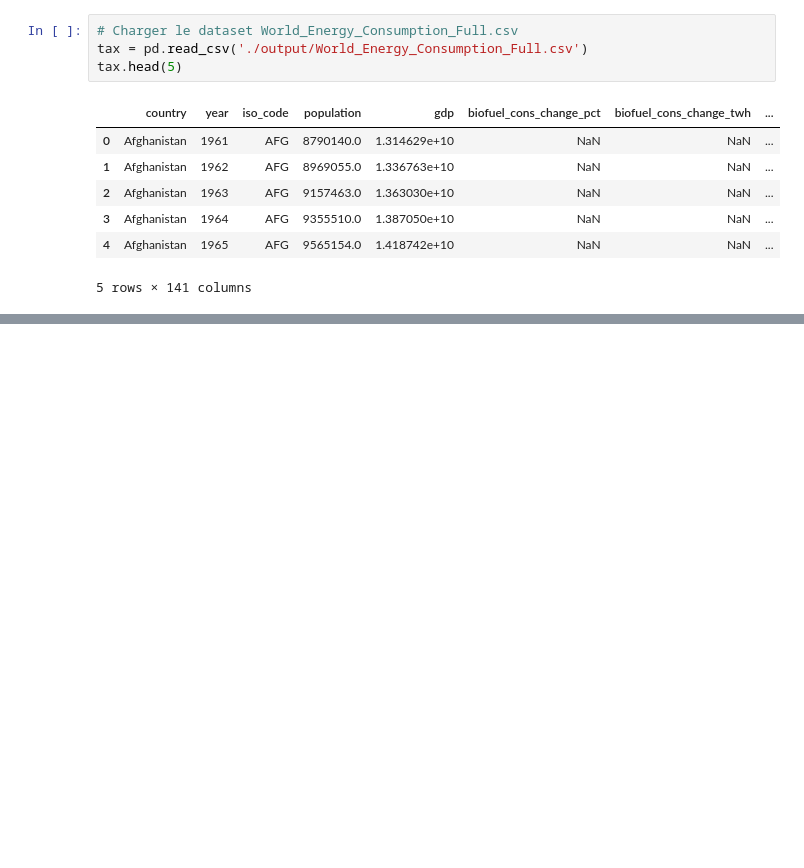
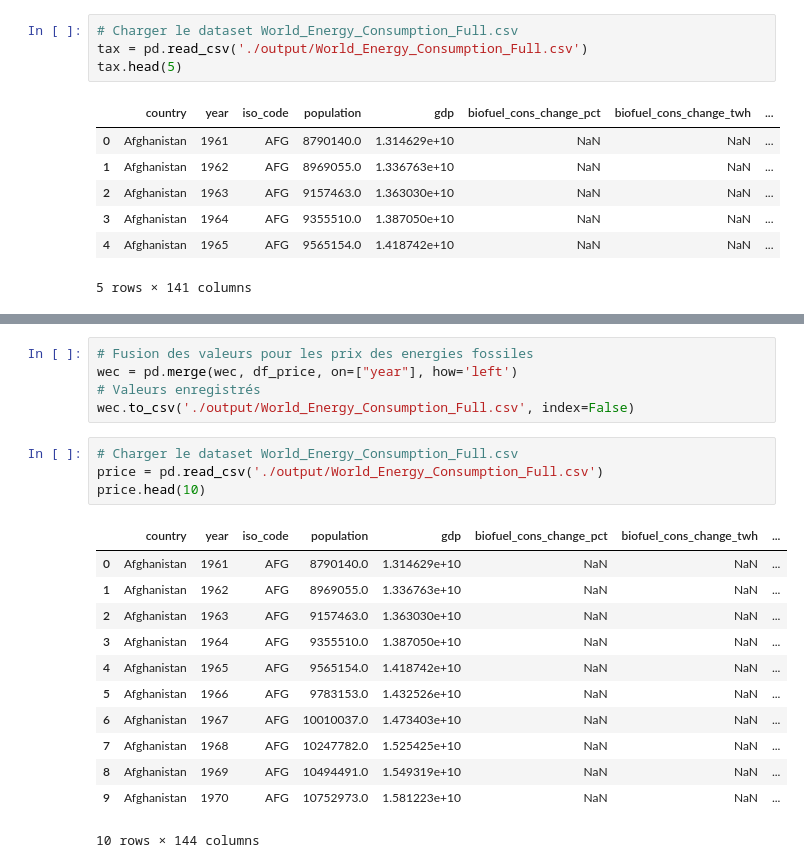
Before and after one commit to Obsywon/datawarehouse, a Jupyter notebook: transform_co2.ipynb, the cells around one changed output, grey strips where cells are left out. Saved outputs shown, nothing was run; the diff lists cells and outputs as text; blank space fills up the shorter version.

Commit message:
Add Price Data

```diff
--- a/transform_co2.ipynb
+++ b/transform_co2.ipynb
@@ -530,0 +566,22 @@ tax.head(5)
+# %%
+# Fusion des valeurs pour les prix des energies fossiles
+wec = pd.merge(wec, df_price, on=["year"], how='left')
+# Valeurs enregistrés
+wec.to_csv('./output/World_Energy_Consumption_Full.csv', index=False)
+# %%
+# Charger le dataset World_Energy_Consumption_Full.csv
+price = pd.read_csv('./output/World_Energy_Consumption_Full.csv')
+price.head(10)
+# %% [output]
+|  | country | year | iso_code | population | gdp | biofuel_cons_change_pct | biofuel_cons_change_twh | ... |
+| 0 | Afghanistan | 1961 | AFG | 8790140.0 | 1.314629e+10 | NaN | NaN | ... |
+| 1 | Afghanistan | 1962 | AFG | 8969055.0 | 1.336763e+10 | NaN | NaN | ... |
+| 2 | Afghanistan | 1963 | AFG | 9157463.0 | 1.363030e+10 | NaN | NaN | ... |
+| 3 | Afghanistan | 1964 | AFG | 9355510.0 | 1.387050e+10 | NaN | NaN | ... |
+| 4 | Afghanistan | 1965 | AFG | 9565154.0 | 1.418742e+10 | NaN | NaN | ... |
+| 5 | Afghanistan | 1966 | AFG | 9783153.0 | 1.432526e+10 | NaN | NaN | ... |
+| 6 | Afghanistan | 1967 | AFG | 10010037.0 | 1.473403e+10 | NaN | NaN | ... |
+| 7 | Afghanistan | 1968 | AFG | 10247782.0 | 1.525425e+10 | NaN | NaN | ... |
+| 8 | Afghanistan | 1969 | AFG | 10494491.0 | 1.549319e+10 | NaN | NaN | ... |
+| 9 | Afghanistan | 1970 | AFG | 10752973.0 | 1.581223e+10 | NaN | NaN | ... |
+10 rows × 144 columns
```
Also changed, not shown: parts of 1 cell of this notebook, 4 other files.
